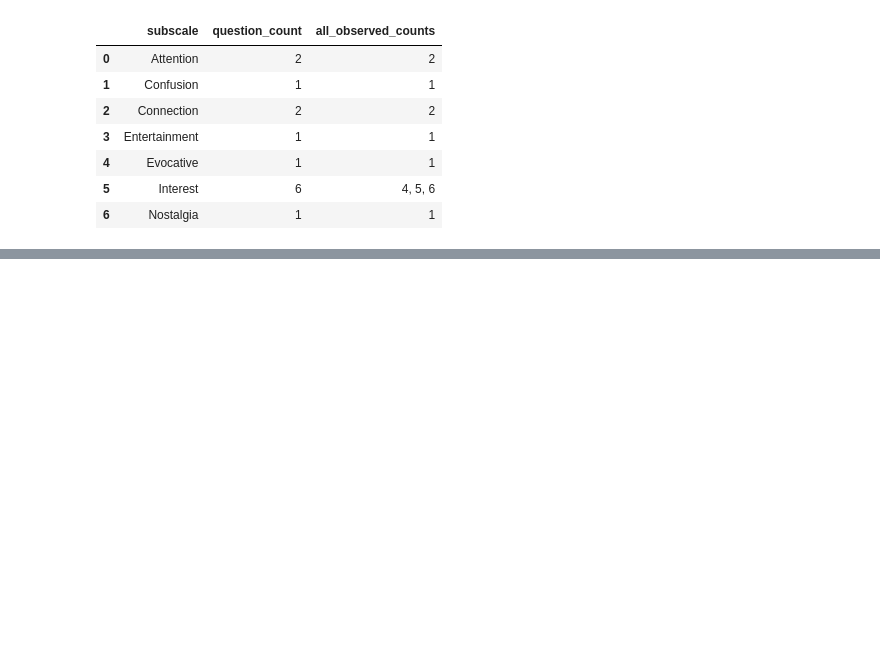
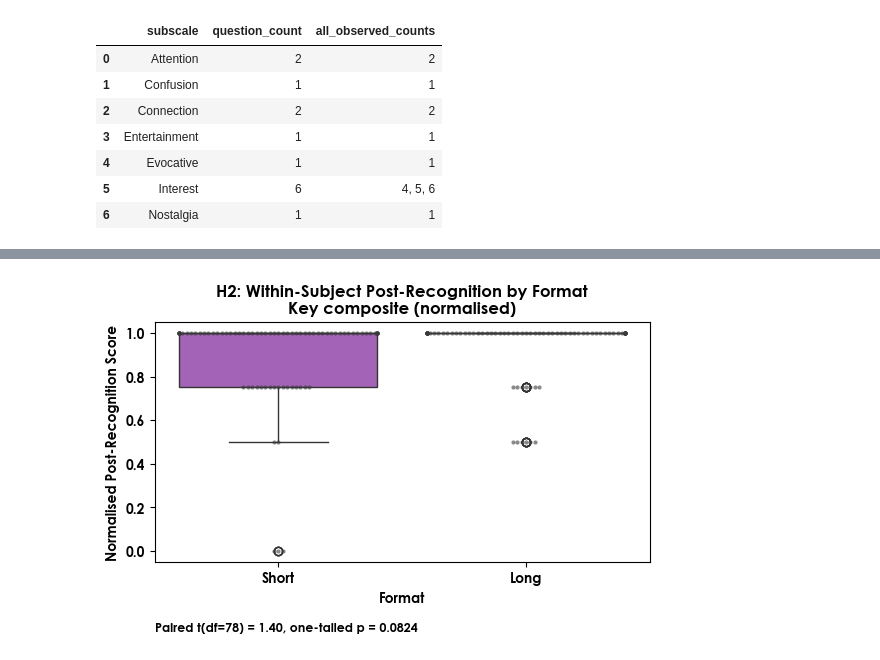
Before and after one commit to NeuralSenseCode/544_WBD_CXCU, a Jupyter notebook: analysis/analysis_self-report.ipynb, the cells around one changed output, grey strips where cells are left out. Saved outputs shown, nothing was run; the diff lists cells and outputs as text; code cells hidden in the pictures; blank space fills up the shorter version.

```diff
--- a/analysis/analysis_self-report.ipynb
+++ b/analysis/analysis_self-report.ipynb
@@ -571,0 +622,98 @@ subscale_item_table
+# %%
+RECOGNITION_METRICS = {
+    "Long": "Long_key_Post_Recognition_Mean",
+    "Short": "Short_key_Post_Recognition_Mean",
+}
+recognition_columns = list(RECOGNITION_METRICS.values())
+recognition_base = (
+    uv[[id_column, "Short Form", "Long Form"] + recognition_columns]
+    .dropna(subset=recognition_columns, how="any")
+    .copy()
+)
+recognition_base = recognition_base.rename(columns={"Short Form": "short_title", "Long Form": "long_title"})
+recognition_base[id_column] = recognition_base[id_column].astype(str)
+value_min = recognition_base[recognition_columns].to_numpy().min()
+value_max = recognition_base[recognition_columns].to_numpy().max()
+if not np.isfinite(value_min) or not np.isfinite(value_max):
+    raise ValueError("Recognition metrics contain non-finite values and cannot be normalised.")
+if value_max == value_min:
+    raise ValueError("Recognition metrics have zero variance; min-max normalisation is undefined.")
+range_span = value_max - value_min
+recognition_normalised = recognition_base.copy()
+# Shared min-max scaling keeps both formats on the same 0-1 frame
+recognition_normalised.loc[:, recognition_columns] = (
+    recognition_normalised.loc[:, recognition_columns] - value_min
+) / range_span
+recognition_normalised.loc[:, recognition_columns] = recognition_normalised.loc[:, recognition_columns].clip(0.0, 1.0)
+paired_norm = recognition_normalised.rename(columns={
+    RECOGNITION_METRICS["Long"]: "Long",
+    RECOGNITION_METRICS["Short"]: "Short",
+})
+t_stat, df_val, p_one, paired_table = one_tailed_p_from_paired_t(paired_norm["Long"], paired_norm["Short"])
+plot_data = paired_norm[[id_column, "Short", "Long"]].melt(
+    id_vars=id_column,
+    value_vars=["Short", "Long"],
+    var_name="form",
+    value_name="value",
+)
+palette = {"Short": COLOR_MAP["Short"], "Long": COLOR_MAP["Long"]}
+fig, ax = plt.subplots(figsize=(6, 4))
+fig.subplots_adjust(bottom=0.28, right=0.95)
+sns.boxplot(data=plot_data, x="form", y="value", order=["Short", "Long"], hue="form", palette=palette, dodge=False, legend=False, ax=ax)
+sns.swarmplot(data=plot_data, x="form", y="value", order=["Short", "Long"], color="#3a3a3a", size=3, alpha=0.6, ax=ax)
+ax.set_title("H2: Within-Subject Post-Recognition by Format\nKey composite (normalised)")
+ax.set_xlabel("Format")
+ax.set_ylabel("Normalised Post-Recognition Score")
+annotation = f"Paired t(df={df_val}) = {t_stat:.2f}, one-tailed p = {p_one:.3g}"
+ax.text(0.0, -0.25, annotation, transform=ax.transAxes, ha="left", va="top", fontsize=9)
+plt.show()
+bar_data = (
+    plot_data.groupby("form", observed=True)["value"].mean().reindex(["Short", "Long"]).reset_index()
+)
+fig_bar, ax_bar = plt.subplots(figsize=(6, 3.2))
+fig_bar.subplots_adjust(bottom=0.26, right=0.95)
+sns.barplot(data=bar_data, x="form", y="value", order=["Short", "Long"], palette=[palette["Short"], palette["Long"]], ax=ax_bar)
+ax_bar.set_ylim(0, 1.0)
+ax_bar.set_xlabel("Format")
+ax_bar.set_ylabel("Mean Normalised Score")
+ax_bar.set_title("H2: Mean Post-Recognition by Format (normalised)")
+ax_bar.text(0.0, -0.27, annotation, transform=ax_bar.transAxes, ha="left", va="top", fontsize=9)
+plt.show()
+recognition_descriptives = (
+    plot_data.groupby("form", observed=True)["value"]
+    .agg(["mean", "std", "count"])
+    .rename(columns={"mean": "mean_normalised", "std": "std_normalised", "count": "n"})
+    .reset_index()
+)
+recognition_summary = pd.DataFrame([
+    {
+        "metric": "Post_Recognition_Key_Normalised",
+        "n_paired": paired_table.shape[0],
+        "t_stat": t_stat,
+        "df": df_val,
+        "p_one_tailed": p_one,
+        "mean_long": paired_table["Long"].mean(),
+        "mean_short": paired_table["Short"].mean(),
+    }
+])
+recognition_long = (
+    paired_norm[[id_column, "short_title", "long_title", "Short", "Long"]]
+    .melt(
+        id_vars=[id_column, "short_title", "long_title"],
+        value_vars=["Short", "Long"],
+        var_name="form",
+        value_name="value",
+    )
+)
+recognition_long["title"] = np.where(
+    recognition_long["form"] == "Long",
+    recognition_long["long_title"],
+    recognition_long["short_title"],
+)
+recognition_long = recognition_long.drop(columns=["short_title", "long_title"]).dropna(subset=["value"])
+recognition_long[id_column] = recognition_long[id_column].astype(str)
+recognition_long["form"] = pd.Categorical(recognition_long["form"], categories=["Short", "Long"], ordered=True)
+recognition_long["title"] = recognition_long["title"].astype(str)
+recognition_descriptives, recognition_summary
+# %% [output]
+[figure, added]
```
Also changed, not shown: parts of 49 cells of this notebook, 3 other files.
